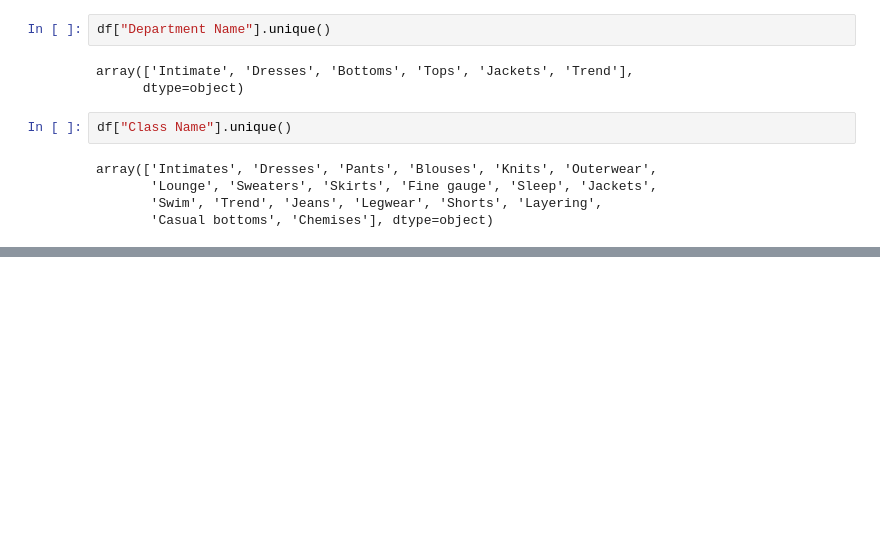
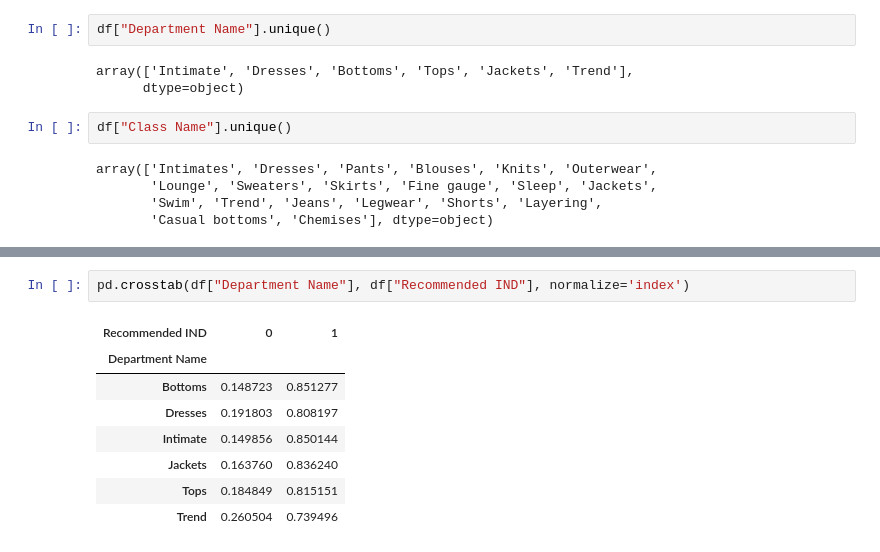
Before and after one commit to jsheryl909/Data-Science-Project-E-Commerce-Ratings-, a Jupyter notebook: E-Commerce Ratings Project.ipynb, the cells around one changed output, grey strips where cells are left out. Cells and saved outputs as stored; diff of their text form; blank space fills up the shorter version.

```diff
--- a/E-Commerce Ratings Project.ipynb
+++ b/E-Commerce Ratings Project.ipynb
@@ -193,0 +238,11 @@ df_encoded = pd.get_dummies(df, columns=["Division Name", "Department Name"], dr
+# %%
+pd.crosstab(df["Department Name"], df["Recommended IND"], normalize='index')
+# %% [output]
+| Recommended IND | 0 | 1 |
+| Department Name |  |  |
+| Bottoms | 0.148723 | 0.851277 |
+| Dresses | 0.191803 | 0.808197 |
+| Intimate | 0.149856 | 0.850144 |
+| Jackets | 0.163760 | 0.836240 |
+| Tops | 0.184849 | 0.815151 |
+| Trend | 0.260504 | 0.739496 |
```
Also changed, not shown: parts of 16 cells of this notebook.
